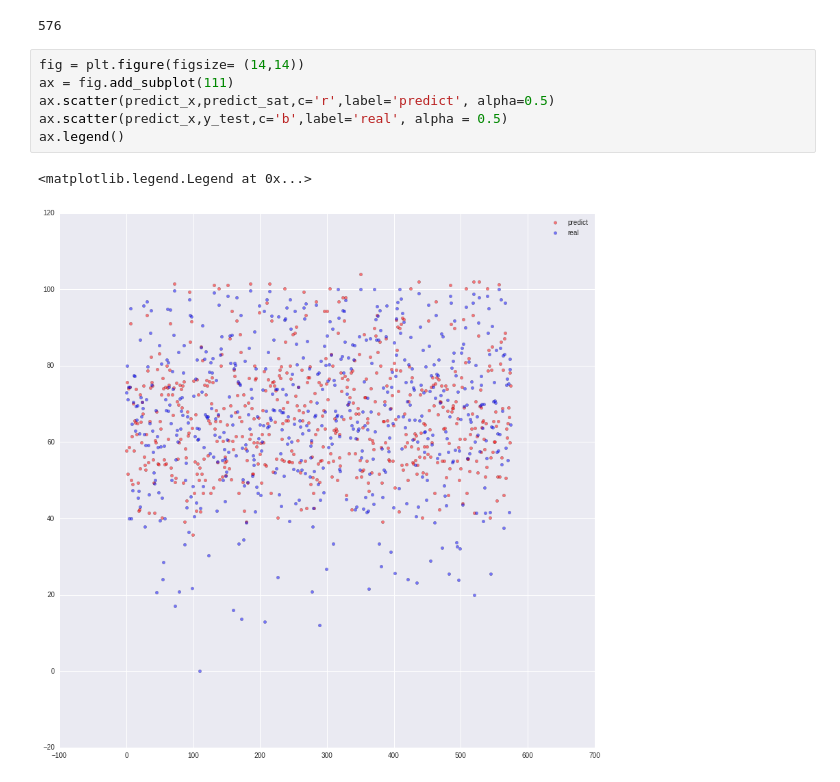
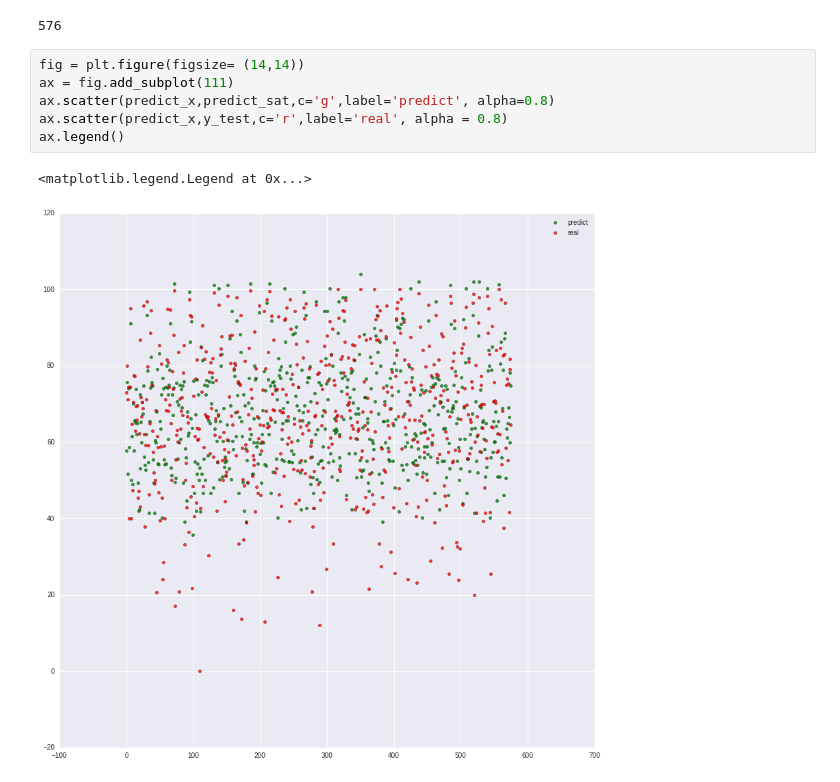
Before and after one commit to ckyko/CSC59970Project, a Jupyter notebook: NYC_high_school_Q2.ipynb, the cells around one changed output. Drawn from its saved outputs; the diff is of its cells as text.

```diff
--- a/NYC_high_school_Q2.ipynb
+++ b/NYC_high_school_Q2.ipynb
@@ -422,9 +422,9 @@ len(predict_x)
 # %%
 fig = plt.figure(figsize= (14,14))
 ax = fig.add_subplot(111)
-ax.scatter(predict_x,predict_sat,c='r',label='predict', alpha=0.5)
-ax.scatter(predict_x,y_test,c='b',label='real', alpha = 0.5)
+ax.scatter(predict_x,predict_sat,c='g',label='predict', alpha=0.8)
+ax.scatter(predict_x,y_test,c='r',label='real', alpha = 0.8)
 ax.legend()
 # %% [output]
 <matplotlib.legend.Legend at 0x...>
-[figure, old version]
+[figure, new version]
```
